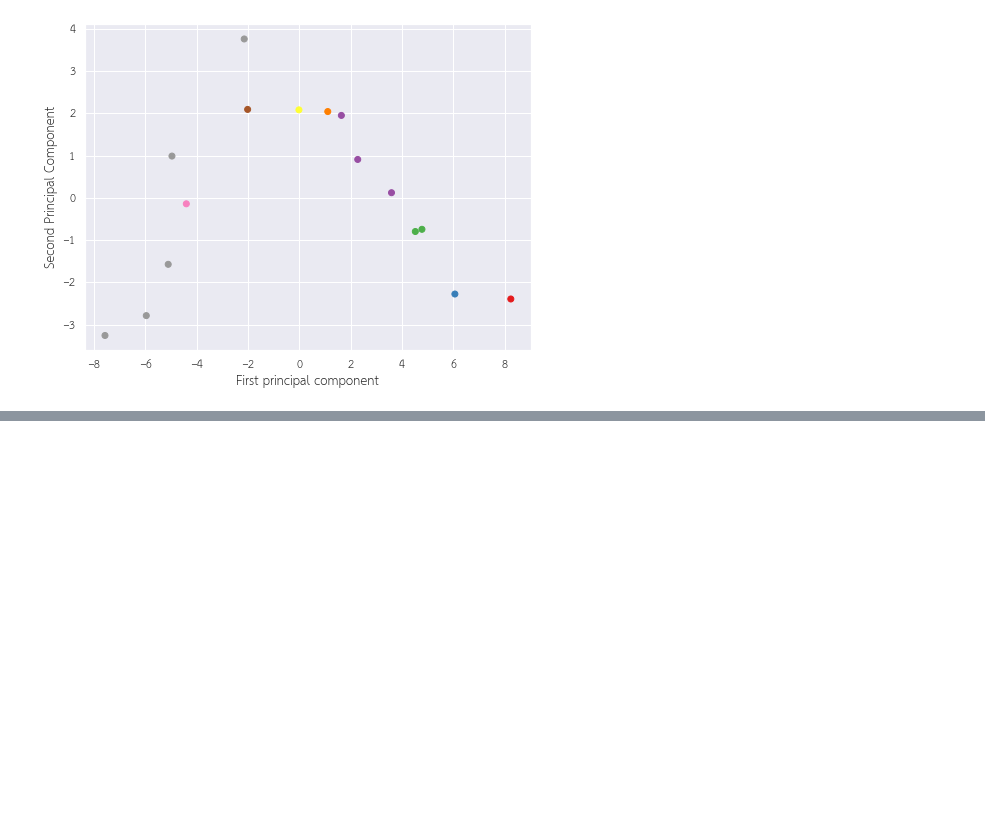
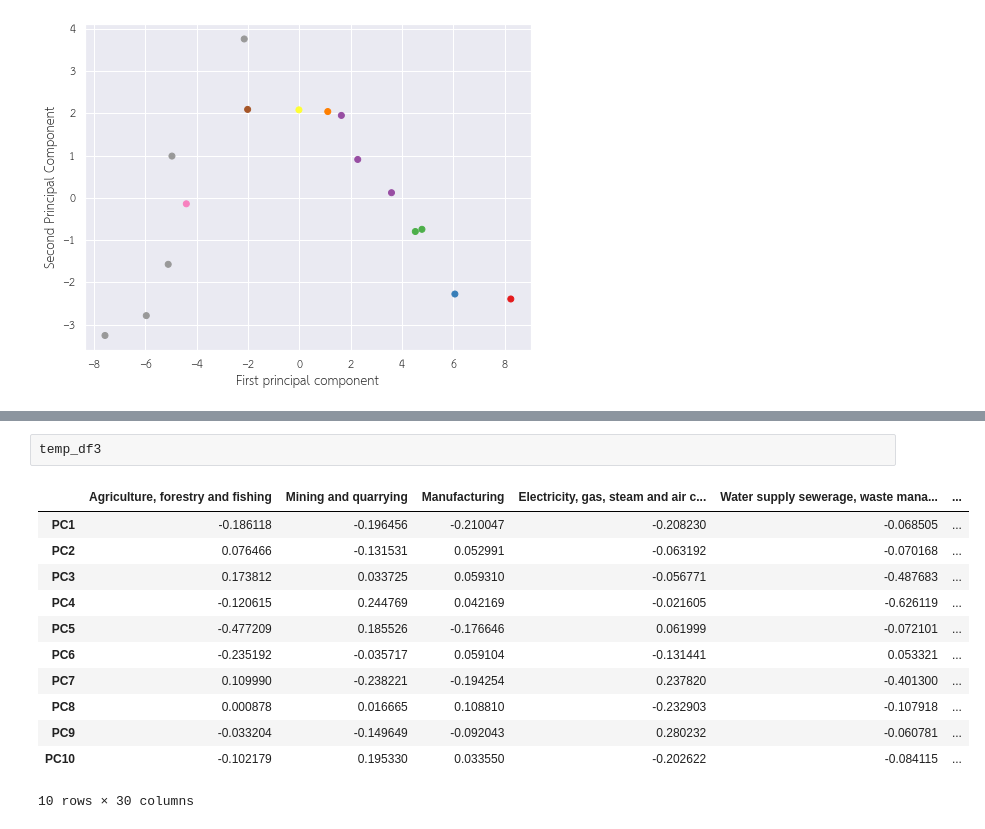
Before and after one commit to pant411/final_stat_pant, a Jupyter notebook: part1_dimen_ayth.ipynb, the cells around one changed output, grey strips where cells are left out. Cells and saved outputs as stored; diff of their text form; blank space fills up the shorter version.

```diff
--- a/part1_dimen_ayth.ipynb
+++ b/part1_dimen_ayth.ipynb
@@ -1021,0 +1056,15 @@ sns.heatmap(temp_df3,cmap='coolwarm')
+# %%
+temp_df3
+# %% [output]
+|  | Agriculture, forestry and fishing | Mining and quarrying | Manufacturing | Electricity, gas, steam and air c... | Water supply sewerage, waste mana... | ... |
+| PC1 | -0.186118 | -0.196456 | -0.210047 | -0.208230 | -0.068505 | ... |
+| PC2 | 0.076466 | -0.131531 | 0.052991 | -0.063192 | -0.070168 | ... |
+| PC3 | 0.173812 | 0.033725 | 0.059310 | -0.056771 | -0.487683 | ... |
+| PC4 | -0.120615 | 0.244769 | 0.042169 | -0.021605 | -0.626119 | ... |
+| PC5 | -0.477209 | 0.185526 | -0.176646 | 0.061999 | -0.072101 | ... |
+| PC6 | -0.235192 | -0.035717 | 0.059104 | -0.131441 | 0.053321 | ... |
+| PC7 | 0.109990 | -0.238221 | -0.194254 | 0.237820 | -0.401300 | ... |
+| PC8 | 0.000878 | 0.016665 | 0.108810 | -0.232903 | -0.107918 | ... |
+| PC9 | -0.033204 | -0.149649 | -0.092043 | 0.280232 | -0.060781 | ... |
+| PC10 | -0.102179 | 0.195330 | 0.033550 | -0.202622 | -0.084115 | ... |
+10 rows × 30 columns
```
Also changed, not shown: parts of 17 cells of this notebook, 10 other files.
